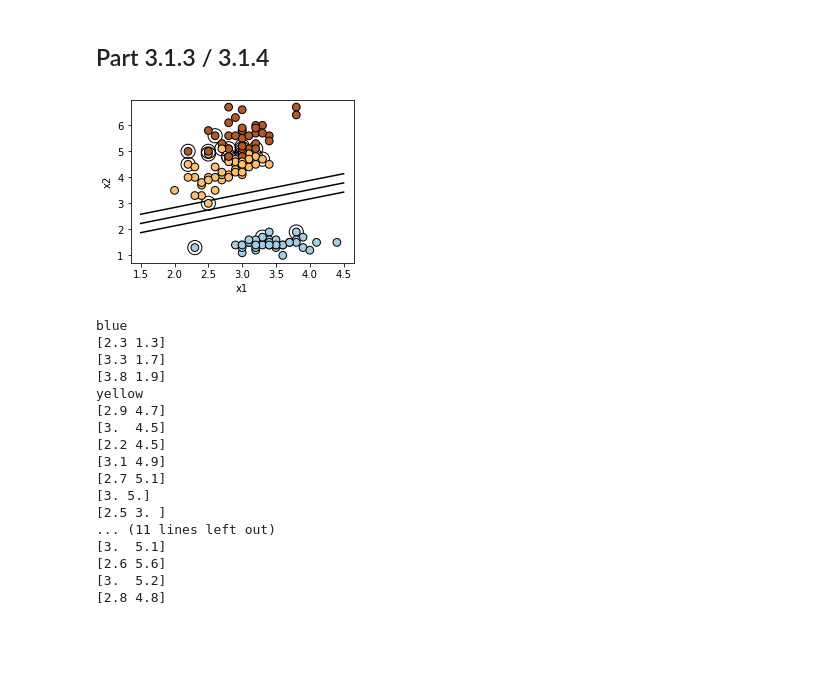
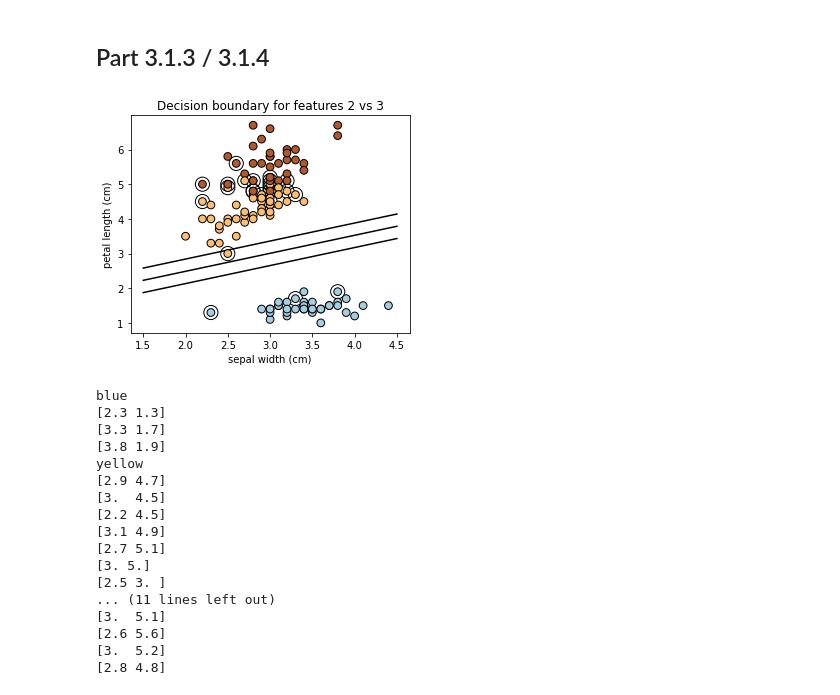
Before and after one commit to Alepes-8/D7041E, a Jupyter notebook: lab1/D7041E_code_for_lab1.ipynb, the cells around one changed output. Cells and saved outputs as stored; diff of their text form; code cells hidden in the pictures; blank space fills up the shorter version.

```diff
--- a/lab1/D7041E_code_for_lab1.ipynb
+++ b/lab1/D7041E_code_for_lab1.ipynb
@@ -436,37 +439,38 @@ yy = a * xx - (clf.intercept_[0]) / w[2]
 
 margin = 1 / np.sqrt(np.sum(clf.coef_ ** 2))
 yy_down = yy - np.sqrt(1 + a ** 2) * margin
 yy_up = yy + np.sqrt(1 + a ** 2) * margin
 
-plt.figure(1, figsize=(4, 3))
+plt.figure(1, figsize=(5, 4))
 plt.clf()
 plt.plot(xx, yy, "k-")
 plt.plot(xx, yy_down, "k-")
 plt.plot(xx, yy_up, "k-")
 
 plt.scatter(clf.support_vectors_[:, 1], clf.support_vectors_[:, 2], s=200, facecolors="none", zorder=10, edgecolors="k")
 plt.scatter(X_train[:, 1], X_train[:, 2], c=Y_train, zorder=10, s=60, cmap=plt.cm.Paired, edgecolors="k")
-plt.xlabel("x1")
-plt.ylabel("x2")
+plt.xlabel(feature_names[1])
+plt.ylabel(feature_names[2])
+plt.title("Decision boundary for features 2 vs 3")
 plt.show()
 
 i = 0
 print("blue")
 for j in range(clf.n_support_[0]):
     print(clf.support_vectors_[i][1:3])
     i += 1
 
 print("yellow")
 for j in range(clf.n_support_[1]):
     print(clf.support_vectors_[i][1:3])
     i += 1
 
 print("red")
 for j in range(clf.n_support_[2]):
     print(clf.support_vectors_[i][1:3])
     i += 1
 # %% [output]
-[figure, old version]
+[figure, new version]
 blue
 [2.3 1.3]
 [3.3 1.7]
```
Also changed, not shown: parts of 3 cells of this notebook.
